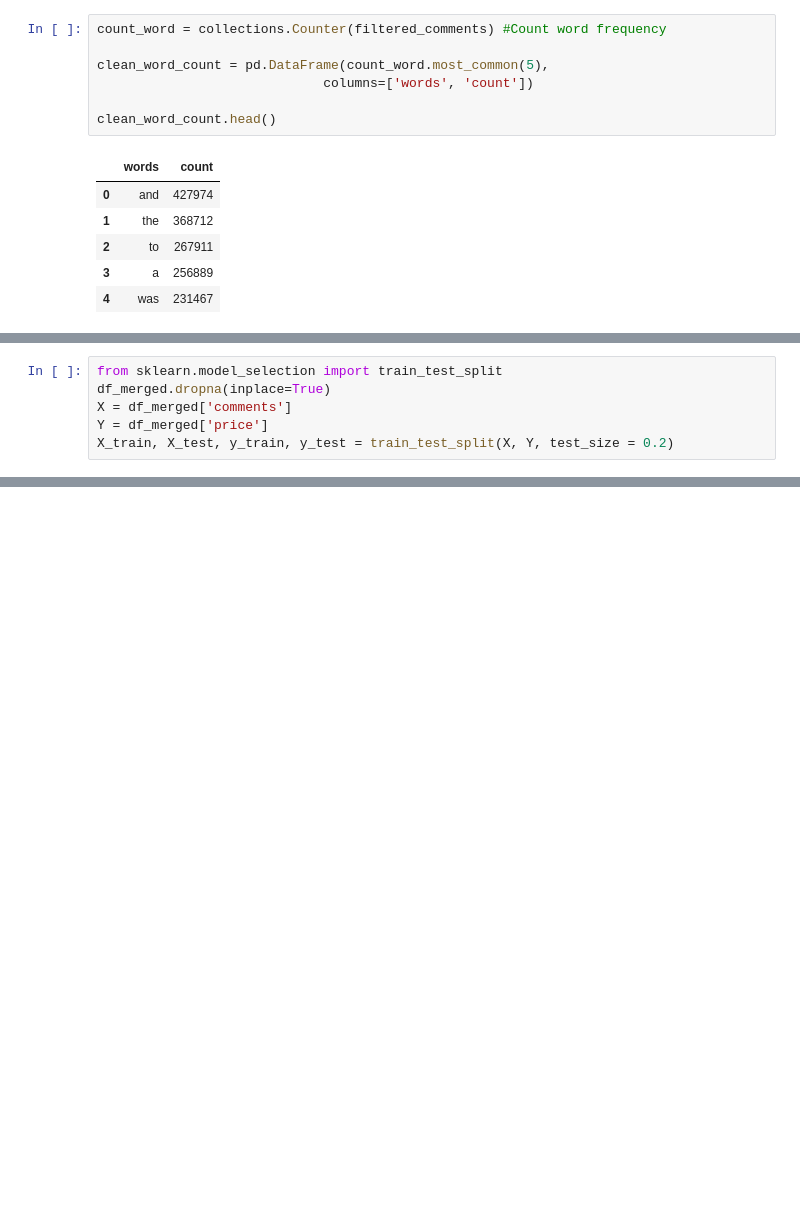
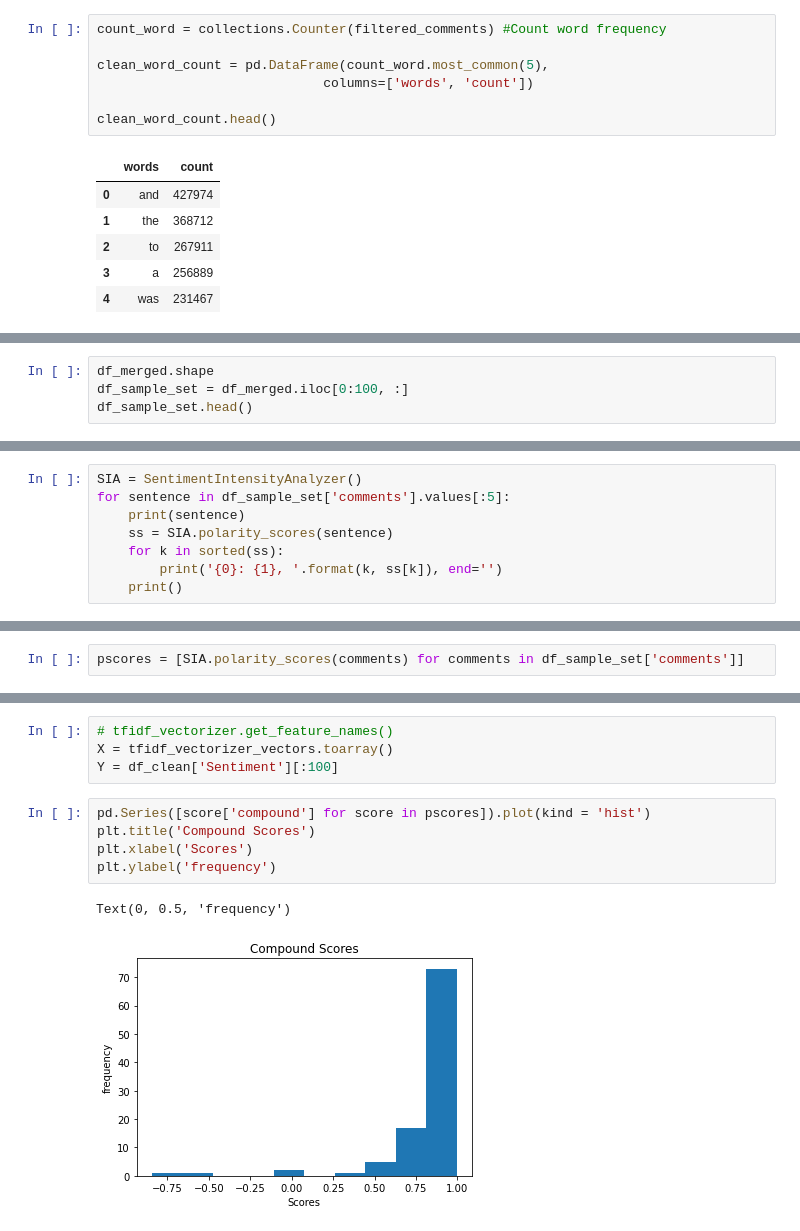
Before and after one commit to yobeze/AirBnb-Profit_Model, a Jupyter notebook: nlp_testing.ipynb, the cells around one changed output, grey strips where cells are left out. Cells and saved outputs as stored; diff of their text form; blank space fills up the shorter version.

Commit message:
pscores and tfidf weights

```diff
--- a/nlp_testing.ipynb
+++ b/nlp_testing.ipynb
@@ -156,6 +121,0 @@ pipeline = Pipeline([
-# %%
-from sklearn.model_selection import train_test_split
-df_merged.dropna(inplace=True)
-X = df_merged['comments']
-Y = df_merged['price']
-X_train, X_test, y_train, y_test = train_test_split(X, Y, test_size = 0.2)
@@ -191,0 +167,4 @@ KeyboardInterrupt:
+# %%
+df_merged.shape
+df_sample_set = df_merged.iloc[0:100, :]
+df_sample_set.head()
@@ -191,0 +186,8 @@ KeyboardInterrupt:
+# %%
+SIA = SentimentIntensityAnalyzer()
+for sentence in df_sample_set['comments'].values[:5]:
+    print(sentence)
+    ss = SIA.polarity_scores(sentence)
+    for k in sorted(ss):
+        print('{0}: {1}, '.format(k, ss[k]), end='')
+    print()
@@ -191,0 +209,2 @@ KeyboardInterrupt:
+# %%
+pscores = [SIA.polarity_scores(comments) for comments in df_sample_set['comments']]
@@ -191,0 +331,12 @@ KeyboardInterrupt:
+# %%
+# tfidf_vectorizer.get_feature_names()
+X = tfidf_vectorizer_vectors.toarray()
+Y = df_clean['Sentiment'][:100]
+# %%
+pd.Series([score['compound'] for score in pscores]).plot(kind = 'hist')
+plt.title('Compound Scores')
+plt.xlabel('Scores')
+plt.ylabel('frequency')
+# %% [output]
+Text(0, 0.5, 'frequency')
+[figure, added]
```
Also changed, not shown: parts of 29 cells of this notebook.
